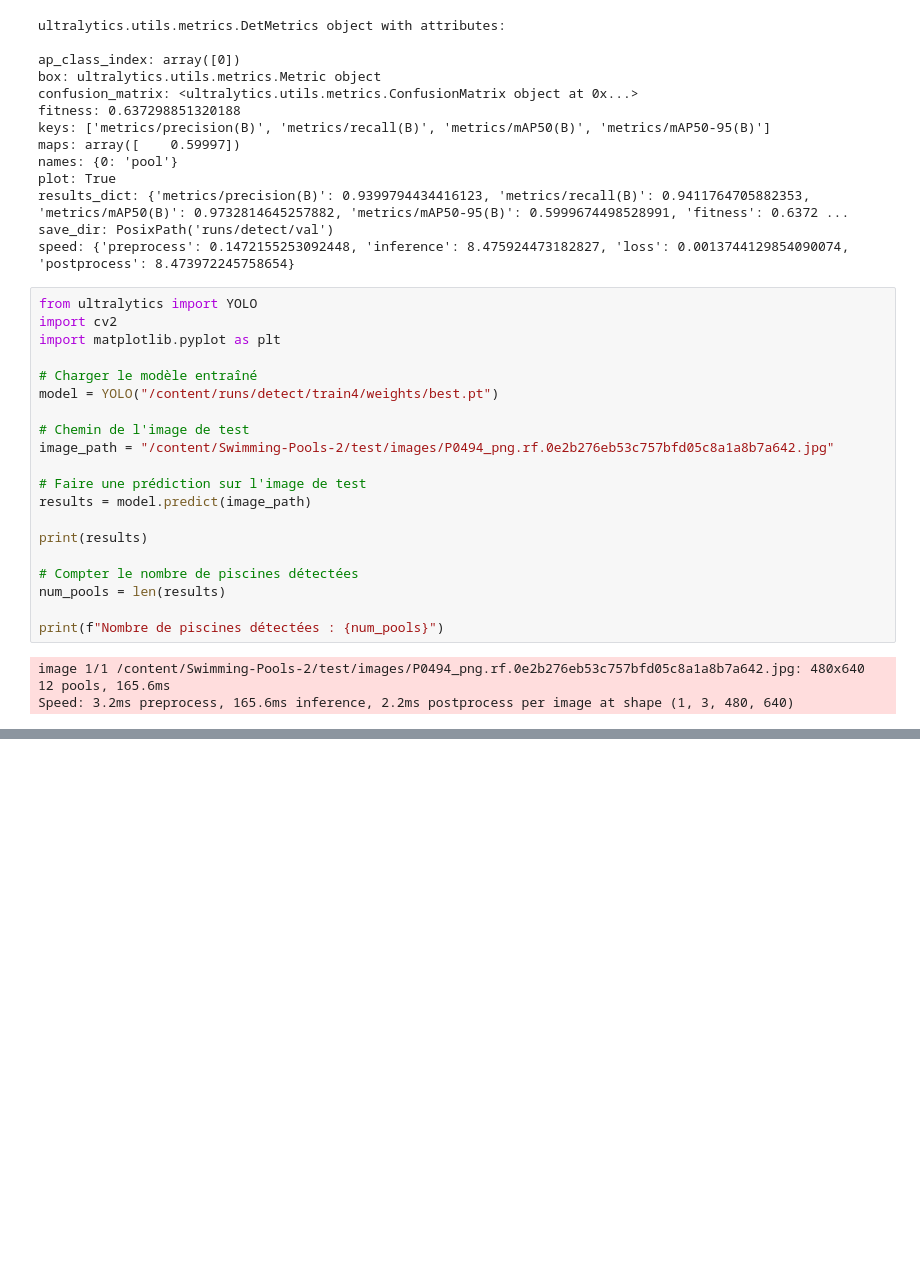
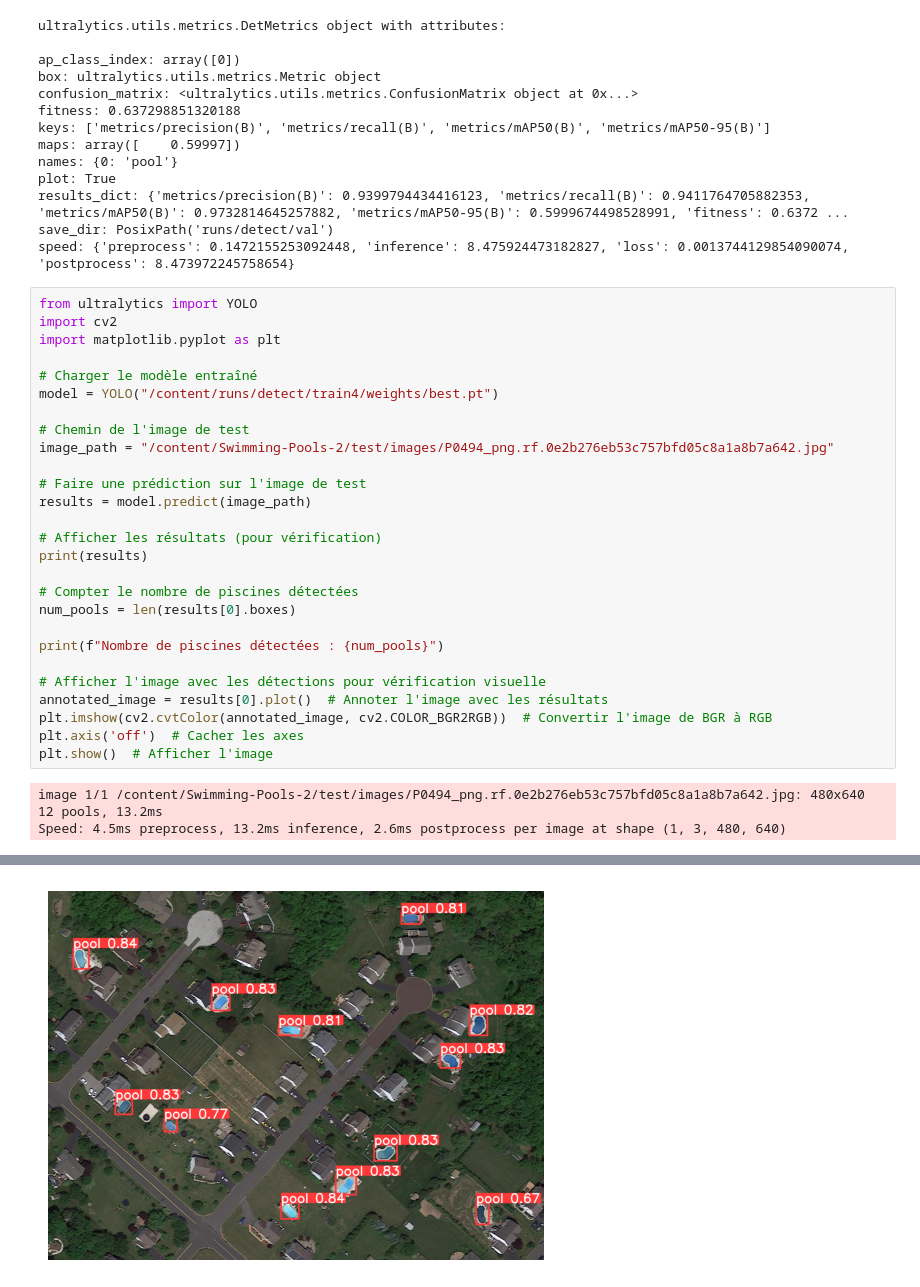
Before and after one commit to AntoineMLD/BTV, a Jupyter notebook: yolov9_model.ipynb, the cells around one changed output, grey strips where cells are left out. Drawn from its saved outputs; the diff is of its cells as text; blank space fills up the shorter version.

```diff
--- a/yolov9_model.ipynb
+++ b/yolov9_model.ipynb
@@ -120,15 +120,22 @@ image_path = "/content/Swimming-Pools-2/test/images/P0494_png.rf.0e2b276eb53c757
 # Faire une prédiction sur l'image de test
 results = model.predict(image_path)
 
+# Afficher les résultats (pour vérification)
 print(results)
 
 # Compter le nombre de piscines détectées
-num_pools = len(results)
+num_pools = len(results[0].boxes)
 
 print(f"Nombre de piscines détectées : {num_pools}")
+
+# Afficher l'image avec les détections pour vérification visuelle
+annotated_image = results[0].plot()  # Annoter l'image avec les résultats
+plt.imshow(cv2.cvtColor(annotated_image, cv2.COLOR_BGR2RGB))  # Convertir l'image de BGR à RGB
+plt.axis('off')  # Cacher les axes
+plt.show()  # Afficher l'image
 # %% [output]
-image 1/1 /content/Swimming-Pools-2/test/images/P0494_png.rf.0e2b276eb53c757bfd05c8a1a8b7a642.jpg: 480x640 12 pools, 165.6ms
-Speed: 3.2ms preprocess, 165.6ms inference, 2.2ms postprocess per image at shape (1, 3, 480, 640)
+image 1/1 /content/Swimming-Pools-2/test/images/P0494_png.rf.0e2b276eb53c757bfd05c8a1a8b7a642.jpg: 480x640 12 pools, 13.2ms
+Speed: 4.5ms preprocess, 13.2ms inference, 2.6ms postprocess per image at shape (1, 3, 480, 640)
 [ultralytics.engine.results.Results object with attributes:
 
 boxes: ultralytics.engine.results.Boxes object
@@ -148,0 +156 @@ Nombre de piscines détectées : 1
+[figure, added]
```
Also changed, not shown: parts of 1 cell of this notebook.
